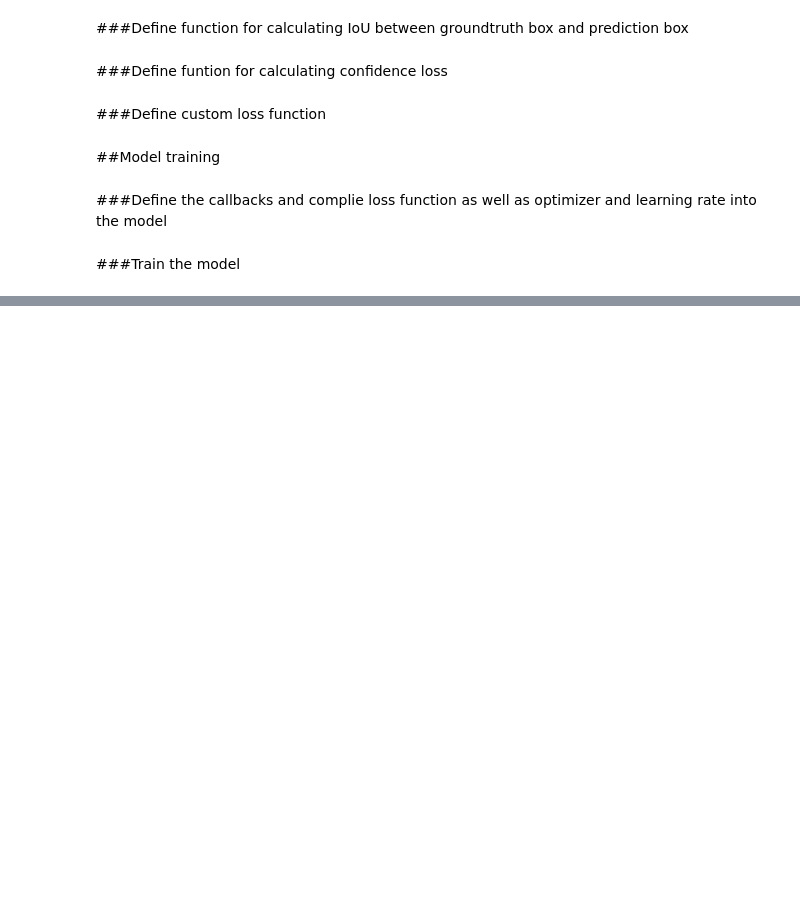
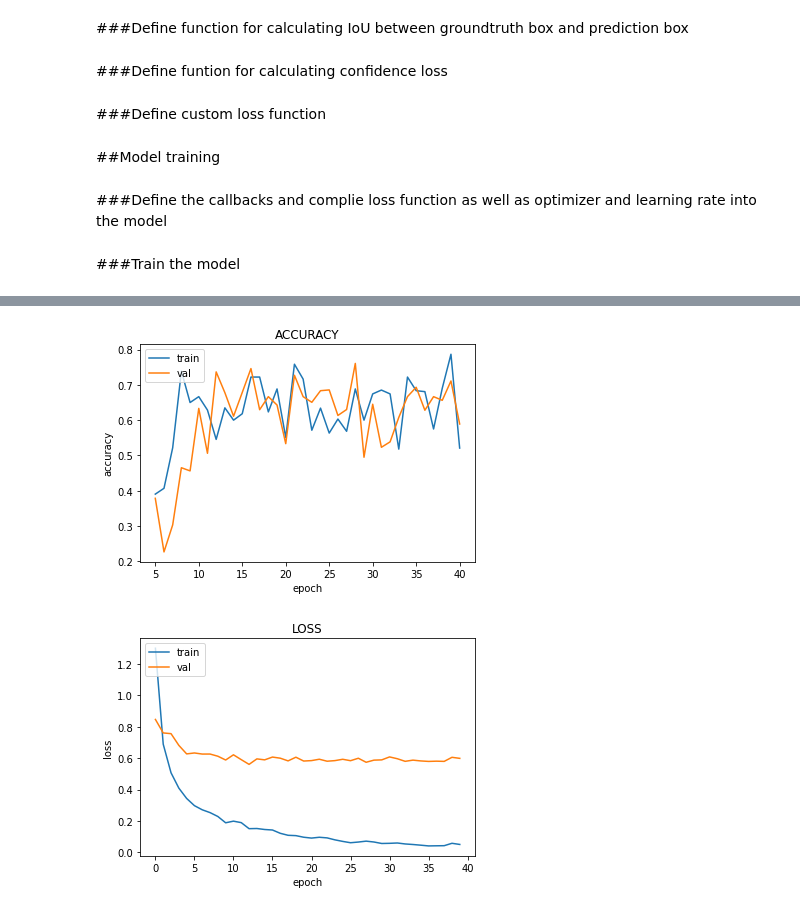
Before and after one commit to panjiarlins/smart-security-camera-project, a Jupyter notebook: ML Team/train.ipynb, the cells around one changed output, grey strips where cells are left out. Drawn from its saved outputs; the diff is of its cells as text; code cells hidden in the pictures; blank space fills up the shorter version.

Commit message:
fix calculate accuracy callback

```diff
--- a/ML Team/train.ipynb
+++ b/ML Team/train.ipynb
@@ -1108,30 +1108,28 @@ class CalculateAccuracy(tf.keras.callbacks.Callback):
     self.validation_batch_generator = validation_batch_generator
 
   def on_epoch_end(self, epoch, logs={}):
+    if epoch < 4: return # Start counting the accuracy from epoch 5
+
     train_batch_generator = self.train_batch_generator
     validation_batch_generator = self.validation_batch_generator
     model = self.model
 
-    global BATCH_SIZE
-    global GROUNDTRUTH_BOX
     global ANCHORS
-    global BATCH_INDEX_LOADED_FOR_ACCURACY
     global obj_threshold
     global iou_threshold
 
-    [train_input_images_batch, _], train_output_batch, train_label_list = train_batch_generator.__getitem__(batch_index=BATCH_INDEX_LOADED_FOR_ACCURACY, return_label_list=True)
-    [validation_input_images_batch, _], validation_output_batch, validation_label_list = validation_batch_generator.__getitem__(batch_index=BATCH_INDEX_LOADED_FOR_ACCURACY, return_label_list=True)
-    BATCH_INDEX_LOADED_FOR_ACCURACY += 1
-    BATCH_INDEX_LOADED_FOR_ACCURACY %= BATCH_SIZE
+    [train_input_images_batch, train_input_boxes_batch], train_output_batch, train_label_list = train_batch_generator.__getitem__(batch_index=epoch, return_label_list=True)
+    [validation_input_images_batch, validation_input_boxes_batch], validation_output_batch, validation_label_list = validation_batch_generator.__getitem__(batch_index=epoch, return_label_list=True)
 
     #Load every images in batch and then predict them
     #predict train data
     pred_train_label_list = []
     X = train_input_images_batch
-    Y = np.zeros((BATCH_SIZE, 1, 1, 1, GROUNDTRUTH_BOX, 4))
+    Y = np.zeros_like(train_input_boxes_batch)
     output = model.predict([X, Y])
     rescaleResult = RescaleOutput(ANCHORS)
-    for i in range(BATCH_SIZE):
+    total_images = output.shape[0]
+    for i in range(total_images):
       rescaled_result = rescaleResult.fit(output[i])
       img_boxes = get_image_boxes(rescaled_result, obj_threshold)
       if img_boxes:
@@ -1145,7 +1143,7 @@ class CalculateAccuracy(tf.keras.callbacks.Callback):
     pred_validation_label_list = []
     X = validation_input_images_batch
     output = model.predict([X, Y])
-    for i in range(BATCH_SIZE):
+    for i in range(total_images):
       rescaled_result = rescaleResult.fit(output[i])
       img_boxes = get_image_boxes(rescaled_result, obj_threshold)
       if img_boxes:
@@ -1207,0 +1224,19 @@ hist = model.fit(train_batch_generator,
+# %%
+plt.title('ACCURACY')
+plt.plot(np.arange(5, len(hist.history['accuracy']) + 5), hist.history['accuracy'])
+plt.plot(np.arange(5, len(hist.history['val_accuracy']) + 5), hist.history['val_accuracy'])
+plt.xlabel('epoch')
+plt.ylabel('accuracy')
+plt.legend(['train', 'val'], loc='upper left')
+plt.show()
+
+plt.title('LOSS')
+plt.plot(hist.history['loss'])
+plt.plot(hist.history['val_loss'])
+plt.xlabel('epoch')
+plt.ylabel('loss')
+plt.legend(['train', 'val'], loc='upper left')
+plt.show()
+# %% [output]
+[figure, added]
+[figure, added]
```
Also changed, not shown: parts of 5 cells of this notebook.
